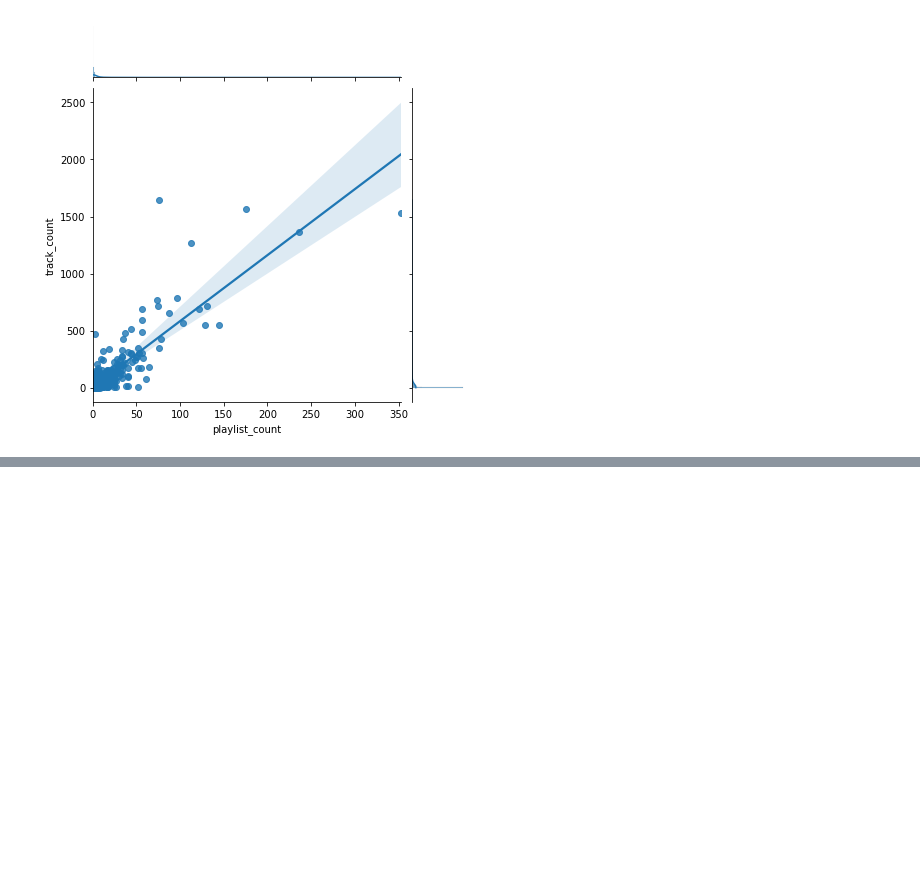
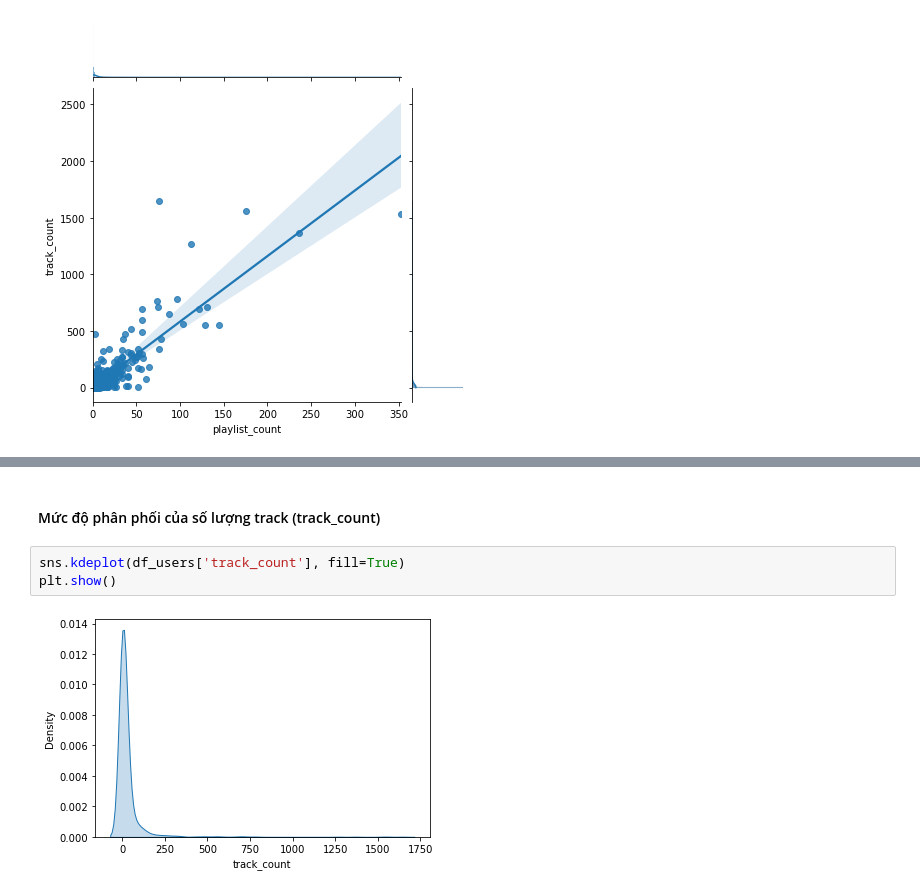
Before and after one commit to owfdataboy/DS-Project02, a Jupyter notebook: project02.ipynb, the cells around one changed output, grey strips where cells are left out. Drawn from its saved outputs; the diff is of its cells as text; blank space fills up the shorter version.

```diff
--- a/project02.ipynb
+++ b/project02.ipynb
@@ -942,0 +1008,7 @@ plt.show()
+# %% [markdown]
+#### Mức độ phân phối của số lượng track (track_count)
+# %%
+sns.kdeplot(df_users['track_count'], fill=True)
+plt.show()
+# %% [output]
+[figure, added]
```
Also changed, not shown: parts of 24 cells of this notebook.
